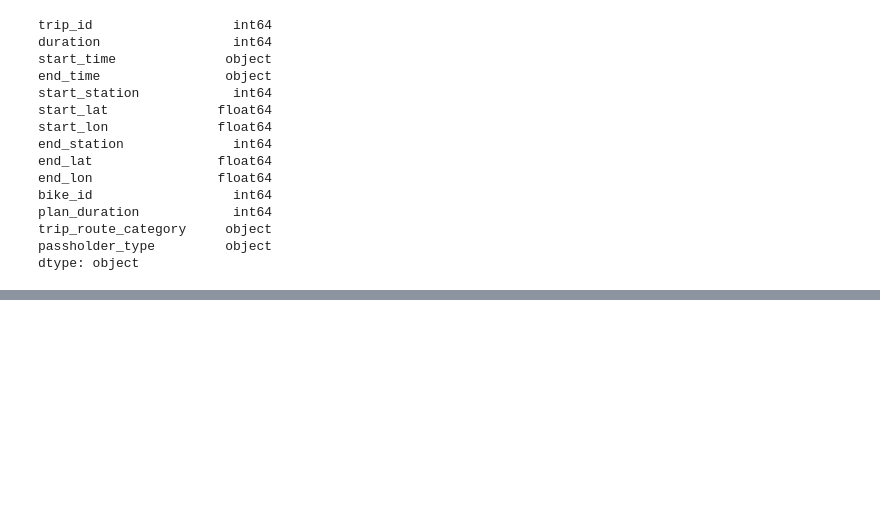
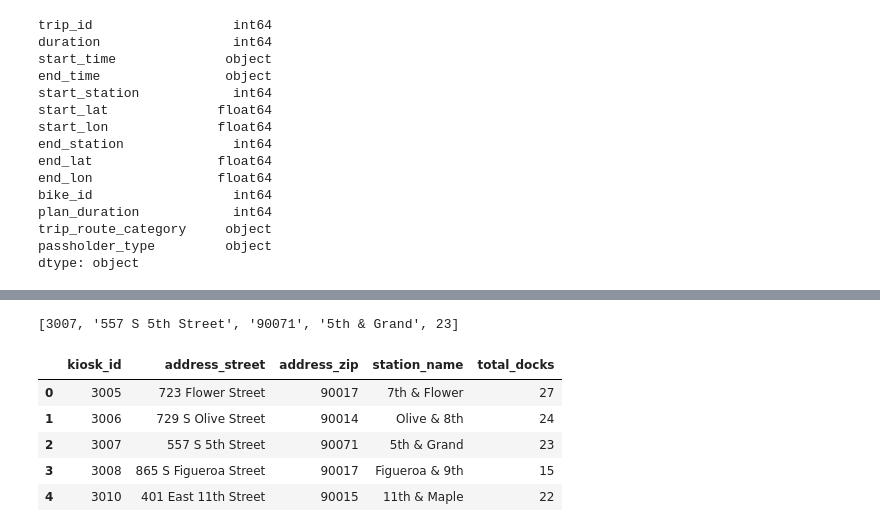
Before and after one commit to finnqiao/la_metro_bikeshare_data, a Jupyter notebook: notebooks/1.0-la-bikeshare.ipynb, the cells around one changed output, grey strips where cells are left out. Saved outputs shown, nothing was run; the diff lists cells and outputs as text; code cells hidden in the pictures; blank space fills up the shorter version.

```diff
--- a/notebooks/1.0-la-bikeshare.ipynb
+++ b/notebooks/1.0-la-bikeshare.ipynb
@@ -98,0 +137,29 @@ AttributeError: 'DataFrame' object has no attribute 'drop_na'
+# %%
+# read in the json file with station information
+with open ('../data/external/bike_stations.json') as f:
+    station_data = json.load(f)
+# %%
+# extract useful columns from the jason and append it to a list
+all_station_info = []
+for station in station_data['features']:
+    station_attr = []
+    station_attr.append([station['properties']['kioskId'], station['properties']['addressStreet'],
+                         station['properties']['addressZipCode'], station['properties']['name'],
+                         station['properties']['totalDocks']])
+    all_station_info.append(station_attr[0])
+# %%
+# check to see if each element in list is a list of station attributes we need
+all_station_info[2]
+# %% [output]
+[3007, '557 S 5th Street', '90071', '5th & Grand', 23]
+# %%
+# create new dataframe based on the attributes
+stations_info = pd.DataFrame(all_station_info, columns=['kiosk_id','address_street','address_zip','station_name','total_docks'])
+stations_info.head()
+# %% [output]
+|  | kiosk_id | address_street | address_zip | station_name | total_docks |
+| 0 | 3005 | 723 Flower Street | 90017 | 7th & Flower | 27 |
+| 1 | 3006 | 729 S Olive Street | 90014 | Olive & 8th | 24 |
+| 2 | 3007 | 557 S 5th Street | 90071 | 5th & Grand | 23 |
+| 3 | 3008 | 865 S Figueroa Street | 90017 | Figueroa & 9th | 15 |
+| 4 | 3010 | 401 East 11th Street | 90015 | 11th & Maple | 22 |
```
Also changed, not shown: parts of 24 cells of this notebook.
